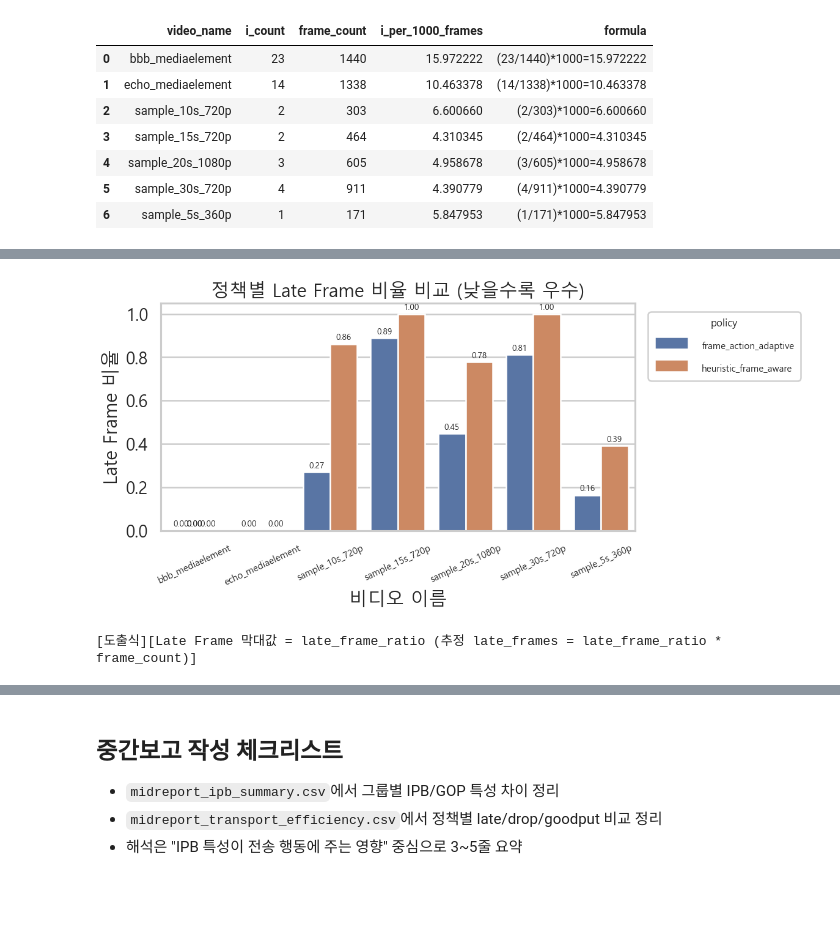
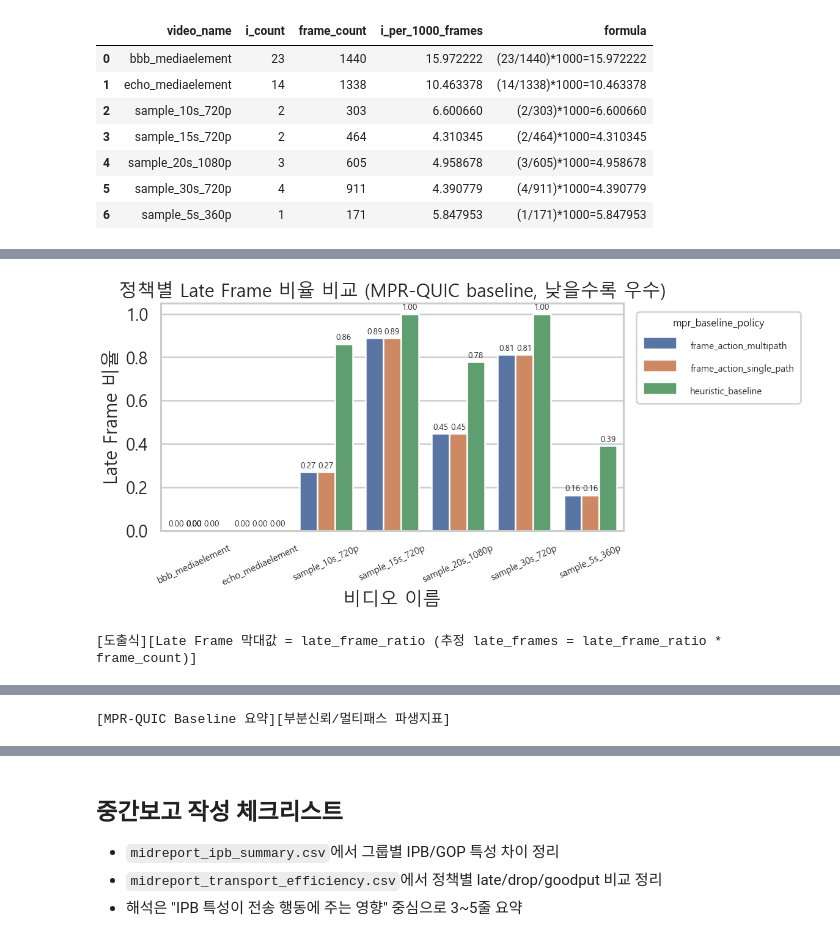
Before and after one commit to knougitrepos/network, a Jupyter notebook: output/jupyter-notebook/midreport_ipb_transport_summary.ipynb, the cells around one changed output, grey strips where cells are left out. Cells and saved outputs as stored; diff of their text form; code cells hidden in the pictures; blank space fills up the shorter version.

Commit message:
중간보고: MPR-QUIC baseline 정책·지표형 비교 반영
노트북에 single-path와 multipath baseline을 함께 비교하도록 확장하고, action count 기반 부분신뢰/멀티패스 파생지표를 추가했다. 갱신된 중간보고 산출물(CSV/PNG)을 함께 반영해 발표용 근거를 일치시켰다.

Made-with: Cursor

```diff
--- a/output/jupyter-notebook/midreport_ipb_transport_summary.ipynb
+++ b/output/jupyter-notebook/midreport_ipb_transport_summary.ipynb
@@ -455,40 +455,48 @@ else:
 # cell 5 : 최소 전송효율 지표 비교(보조)
 transport = TransportConfig(rtt_ms=10, bandwidth_mbps=5, delayed_ack_ms=40)
 policies = [
-    PolicyConfig('heuristic_frame_aware'),
-    PolicyConfig('frame_action_adaptive', available_paths=2),
+    ('heuristic_baseline', PolicyConfig('heuristic_frame_aware')),
+    ('frame_action_single_path', PolicyConfig('frame_action_adaptive', available_paths=1)),
+    ('frame_action_multipath', PolicyConfig('frame_action_adaptive', available_paths=2)),
 ]
 
 eff_rows = []
 for row in analysis_meta_df.itertuples(index=False):
     workload = VideoTraceConfig(trace_csv_path=Path(row.trace_csv), playback_buffer_ms=50.0, loop_count=1)
-    for policy in policies:
+    for policy_label, policy in policies:
         result = run_simulation(workload, transport, policy)
         eff_rows.append({
             'group': row.group,
             'video_name': row.video_name,
             'policy': policy.name,
+            'policy_label': policy_label,
+            'available_paths': int(getattr(policy, 'available_paths', 1)),
             'late_frame_ratio': result['late_frame_ratio'],
             'dropped_frame_ratio': result['dropped_frame_ratio'],
             'useful_goodput_bytes': result['useful_goodput_bytes'],
             'decodable_gop_ratio': result['decodable_gop_ratio'],
+            'action_reliable_single_count': result.get('action_reliable_single_count', 0),
+            'action_reliable_multi_count': result.get('action_reliable_multi_count', 0),
+            'action_unreliable_count': result.get('action_unreliable_count', 0),
+            'action_duplicate_count': result.get('action_duplicate_count', 0),
+            'action_drop_count': result.get('action_drop_count', 0),
         })
 
 eff_summary_df = pd.DataFrame(eff_rows)
 if eff_summary_df.empty:
     print('전송효율 비교 대상이 없습니다. dataset/videos에 비디오 파일을 추가한 뒤 다시 실행하세요.')
 else:
-    eff_summary_df = eff_summary_df.sort_values(['group', 'video_name', 'policy'])
+    eff_summary_df = eff_summary_df.sort_values(['group', 'video_name', 'policy_label'])
     display(eff_summary_df)
     eff_summary_df.to_csv(ASSET_DIR / 'midreport_transport_efficiency.csv', index=False)
 
     fig, ax = plt.subplots(figsize=(12, 5))
-    sns.barplot(data=eff_summary_df, x='video_name', y='late_frame_ratio', hue='policy', ax=ax)
-    ax.set_title('정책별 Late Frame 비율 비교 (낮을수록 우수)')
+    sns.barplot(data=eff_summary_df, x='video_name', y='late_frame_ratio', hue='policy_label', ax=ax)
+    ax.set_title('정책별 Late Frame 비율 비교 (MPR-QUIC baseline, 낮을수록 우수)')
     ax.set_xlabel('비디오 이름')
     ax.set_ylabel('Late Frame 비율')
     ax.tick_params(axis='x', rotation=25, labelsize=9)
-    place_small_legend_right(ax, title='policy')
+    place_small_legend_right(ax, title='mpr_baseline_policy')
     annotate_bar_values(ax, fmt='{:.2f}', fontsize=8)
     fig.tight_layout(rect=[0.0, 0.0, 0.84, 1.0])
     fig.savefig(ASSET_DIR / 'midreport_late_frame_ratio.png')
@@ -509,6 +517,40 @@ else:
         ),
         axis=1,
     )
+
+    action_total = (
+        eff_explain_df['action_reliable_single_count']
+        + eff_explain_df['action_reliable_multi_count']
+        + eff_explain_df['action_unreliable_count']
+        + eff_explain_df['action_duplicate_count']
+        + eff_explain_df['action_drop_count']
+    )
+    action_total = action_total.replace(0, np.nan)
+    eff_explain_df['total_actions'] = action_total
+    eff_explain_df['partial_reliability_ratio'] = (
+        (eff_explain_df['action_unreliable_count'] + eff_explain_df['action_drop_count'])
+        / eff_explain_df['total_actions']
+    )
+    eff_explain_df['multipath_usage_ratio'] = (
+        eff_explain_df['action_reliable_multi_count']
+        / eff_explain_df['total_actions']
+    )
+    eff_explain_df['redundancy_ratio'] = (
+        eff_explain_df['action_duplicate_count']
+        / eff_explain_df['total_actions']
+    )
+
     print('[도출식][Late Frame 막대값 = late_frame_ratio (추정 late_frames = late_frame_ratio * frame_count)]')
-    display(eff_explain_df[['group', 'video_name', 'policy', 'late_frame_ratio', 'frame_count', 'estimated_late_frames', 'formula']])
+    display(eff_explain_df[['group', 'video_name', 'policy_label', 'available_paths', 'late_frame_ratio', 'frame_count', 'estimated_late_frames', 'formula']])
+
+    print('[MPR-QUIC Baseline 요약][부분신뢰/멀티패스 파생지표]')
+    display(
+        eff_explain_df[[
+            'group', 'video_name', 'policy_label', 'available_paths',
+            'action_reliable_single_count', 'action_reliable_multi_count',
+            'action_unreliable_count', 'action_duplicate_count', 'action_drop_count',
+            'total_actions', 'partial_reliability_ratio', 'multipath_usage_ratio', 'redundancy_ratio',
+            'late_frame_ratio', 'dropped_frame_ratio'
+        ]]
+    )
 # %% [output]
@@ -530,2 +574,2 @@ else:
-[figure, old version]
+[figure, new version]
 [도출식][Late Frame 막대값 = late_frame_ratio (추정 late_frames = late_frame_ratio * frame_count)]
@@ -546,0 +593 @@ else:
+[MPR-QUIC Baseline 요약][부분신뢰/멀티패스 파생지표]
```
Also changed, not shown: parts of 1 cell of this notebook, 2 other files.
